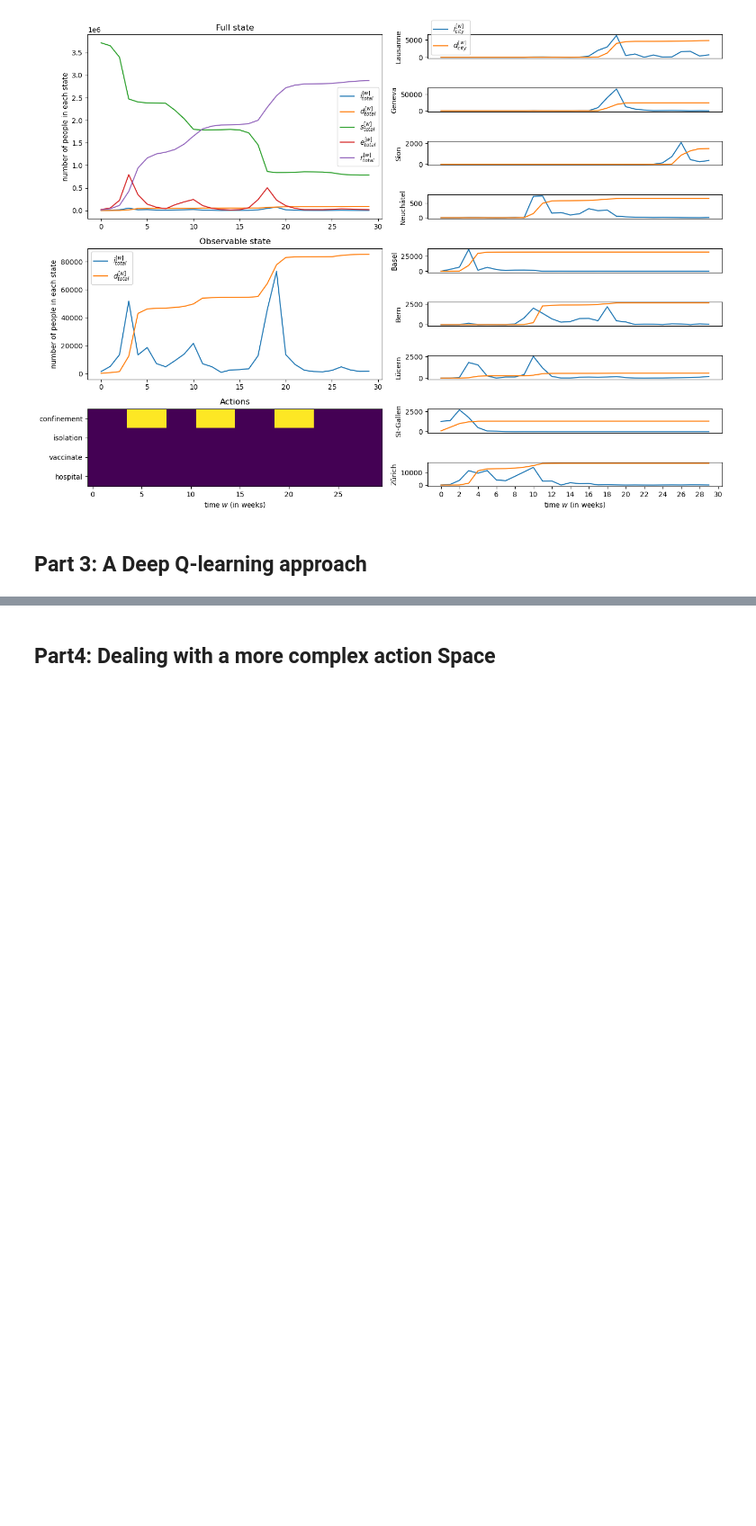
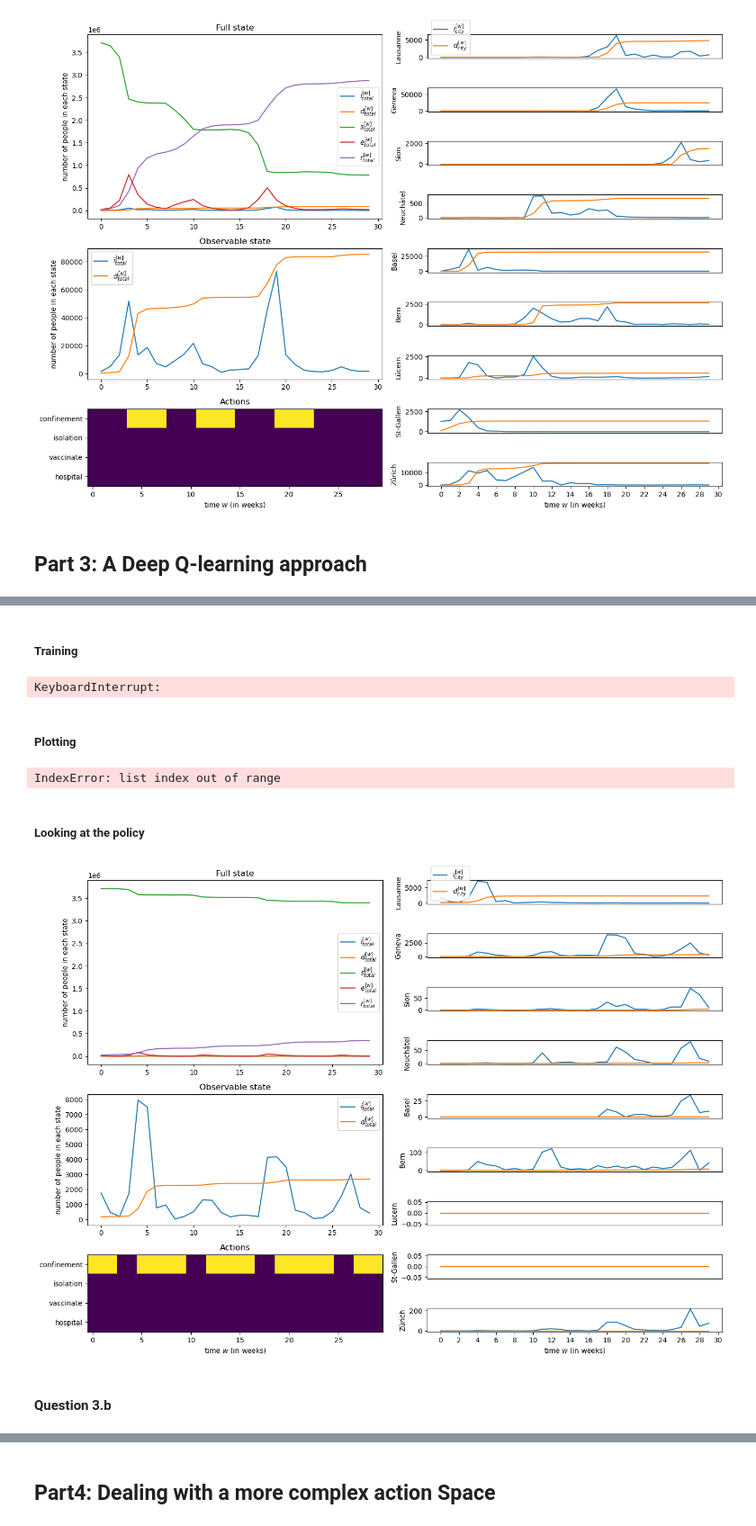
Before and after one commit to paulblgr/Miniproject-ANN, a Jupyter notebook: notebook.ipynb, the cells around one changed output, grey strips where cells are left out. Shown: that part at 90% size. Cells and saved outputs as stored; diff of their text form; code cells hidden in the pictures; blank space fills up the shorter version.

```diff
--- a/notebook.ipynb
+++ b/notebook.ipynb
@@ -74,6 +73,7 @@ plot_episode(log, dyn, True)
+# %% [markdown]
+##### Training
 # %%
 from DQN import *
-C = 5
 action_space=spaces.Discrete(2)
 dyn = ModelDynamics('config/switzerland.yaml')
 observation_space   =   spaces.Box( low=0,
@@ -88,23 +88,55 @@ env = Env(dyn,
             action_preprocessor=action_preprocessor,
             observation_preprocessor=observation_preprocessor_DQN)
 
-DQNagent  = DQNAgent(env)
-training_trace = []
-eval_trace  = []
+DQNagents = [DQNAgent(env) for _ in range(3)] #three agents
+training_traces = []
+eval_traces = []
 
-for i in tqdm(range(500)):
-    log, rwds = training_episode(env, DQNagent, update_target=(i%C ==0 ), seed =  i)
-    training_trace.append(np.array(rwds).sum())
-    if i%50 == 0 or i == 500 :
-        eval_env = Env(dyn,
-            action_space = action_space,
-            observation_space= observation_space,
-            action_preprocessor=action_preprocessor,
-            observation_preprocessor=observation_preprocessor_DQN)
-        cumul_rwds = []
-        for j in range(20) :
-           _ ,rwds = run_episode(DQNagent,eval_env, j)
-           cumul_rwds.append(np.array(rwds).sum())
-
-        avg_rwd = np.array(cumul_rwds).mean()
-        eval_trace.append(avg_rwd)
+for i,DQNag in enumerate(DQNagents) : #three training processes
+    training_trace, eval_trace  = training_loop(env, DQNag, savepath= f"models/DQNparam{i+1}" ,first_seed= (i+1)*1000)
+    training_traces.append(training_trace)
+    eval_traces.append(eval_trace)
+# %% [output]
+KeyboardInterrupt:
+# %% [markdown]
+##### Plotting
+# %%
+
+colors = ['red', 'blue', 'green']
+markers = ['o', 's', 'D']
+
+x = list(range(len(training_traces[0])))
+fig, ax = plt.subplots()
+
+for i, training_trace in enumerate(training_traces):
+    if i == 1 :
+        y = training_trace
+        ax.scatter(x, y, color=colors[i], label=f'Training {i+1}')
+
+ax.legend()
+ax.set_xlabel('Training steps')
+ax.set_ylabel('Rewards')
+plt.show()
+
+
+avg_eval_trace = np.mean(np.array(eval_traces), axis=1)
+plt.plot(avg_eval_trace)
+ax.set_xlabel('Training steps')
+ax.set_ylabel('Average evaluation rewards')
+plt.show()
+# %% [output]
+IndexError: list index out of range
+# %% [markdown]
+##### Looking at the policy
+# %%
+best_evals = np.max(eval_traces, 1)
+best_agent = np.argmax(best_evals)
+print(f"The best agent is the {best_agent +1}th one")
+
+
+three_episodes = [run_episode(DQNagents[best_agent], env, 100*i) for i in range(3)]
+plot_episode(three_episodes[2][0], dyn, True)
+# %% [output]
+[figure, added]
+# %% [markdown]
+#### Question 3.b
```
Also changed, not shown: parts of 10 cells of this notebook, 1 other file.
